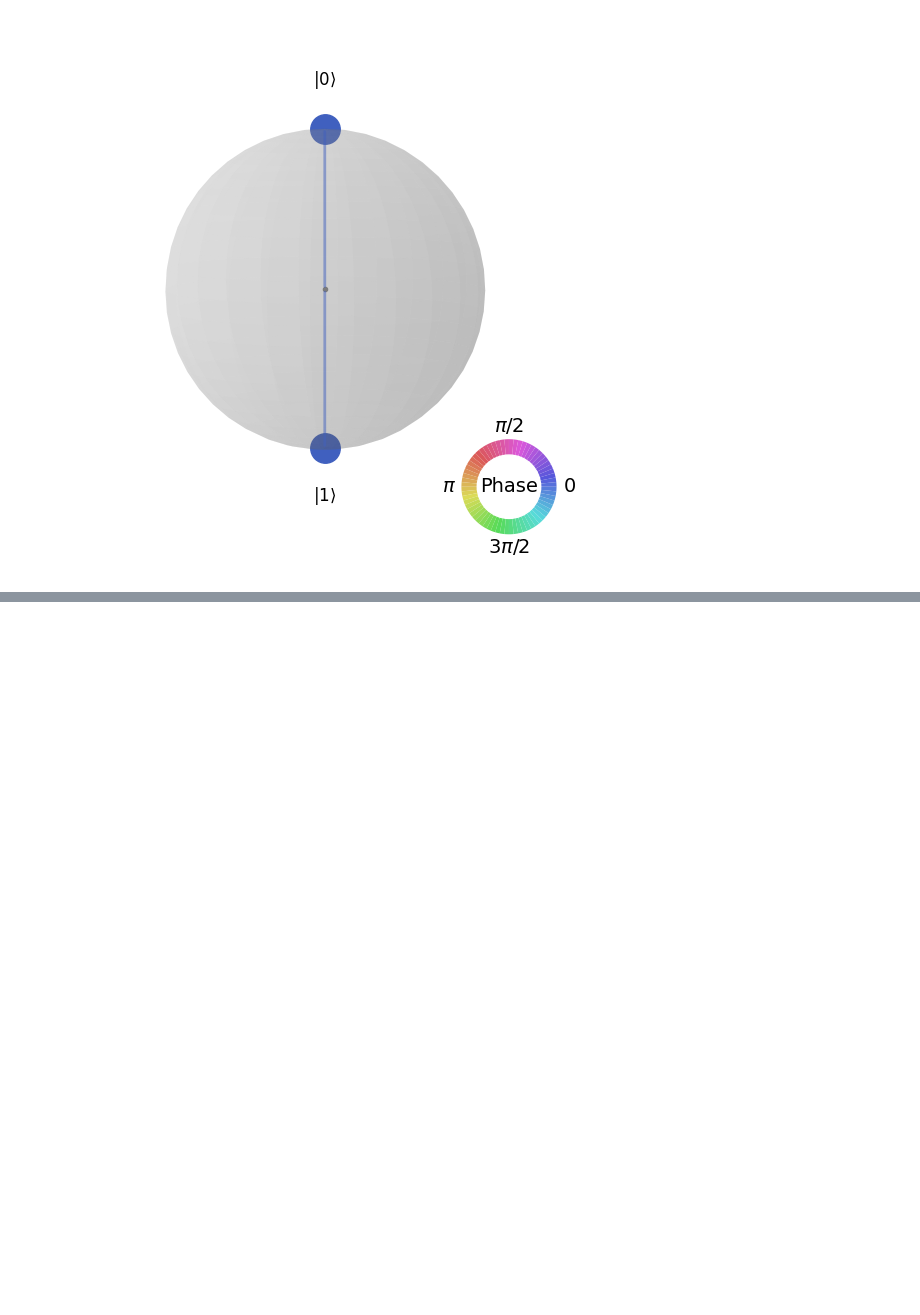
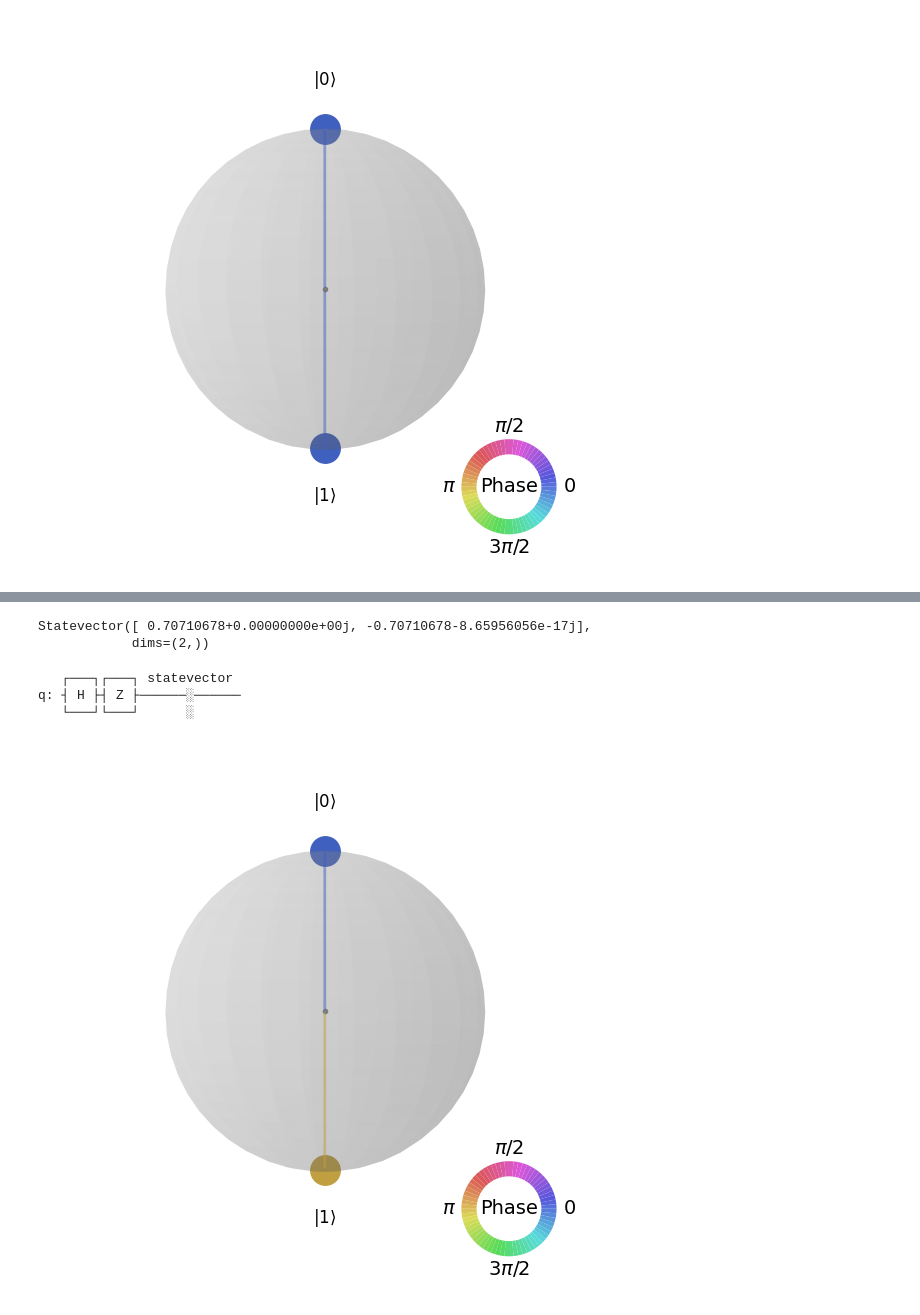
Before and after one commit to dipankardas011/Quantum-Coding, a Jupyter notebook: quantum-gates.ipynb, the cells around one changed output, grey strips where cells are left out. Cells and saved outputs as stored; diff of their text form; code cells hidden in the pictures; blank space fills up the shorter version.

Commit message:
learning about S, T, S\`, T\`, Z gates
Signed-off-by: Dipankar Das <65275144+dipankardas011@users.noreply.github.com>

```diff
--- a/quantum-gates.ipynb
+++ b/quantum-gates.ipynb
@@ -96,0 +109,24 @@ qsphere
+# %%
+## to see both the output when the state is |0> and
+# also \1> we are using the H gate and the Z gate can be used independent of it
+
+qc = QuantumCircuit(1)
+qc.h(0)
+qc.z(0)
+qc.save_statevector()
+res, img, qsphere = execute_circuit_qsphere(qc)
+# %%
+res
+# %% [output]
+Statevector([ 0.70710678+0.00000000e+00j, -0.70710678-8.65956056e-17j],
+            dims=(2,))
+# %%
+img
+# %% [output]
+   ┌───┐┌───┐ statevector
+q: ┤ H ├┤ Z ├──────░──────
+   └───┘└───┘      ░
+# %%
+qsphere
+# %% [output]
+[figure, added]
```
Also changed, not shown: parts of 21 cells of this notebook.
